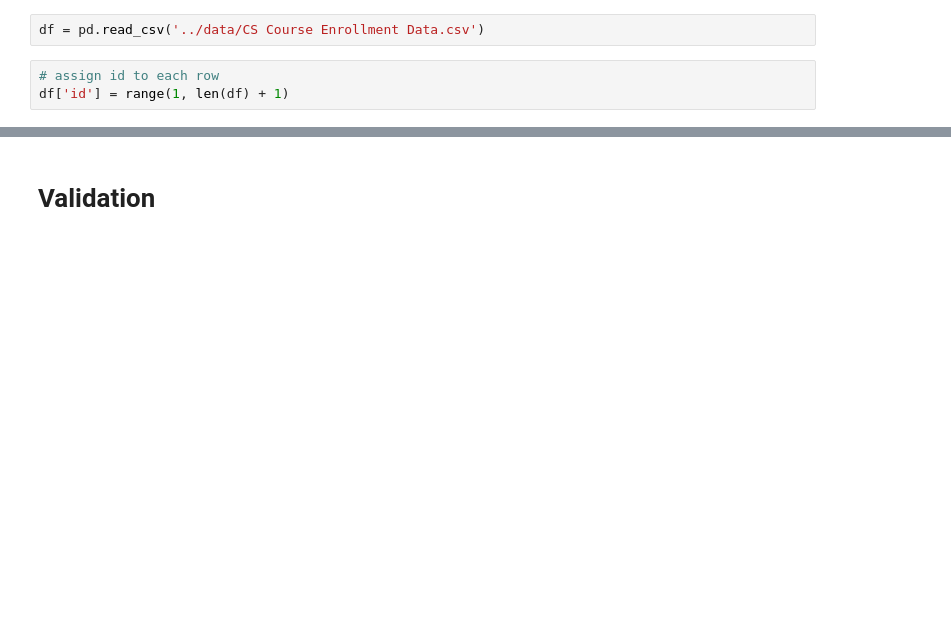
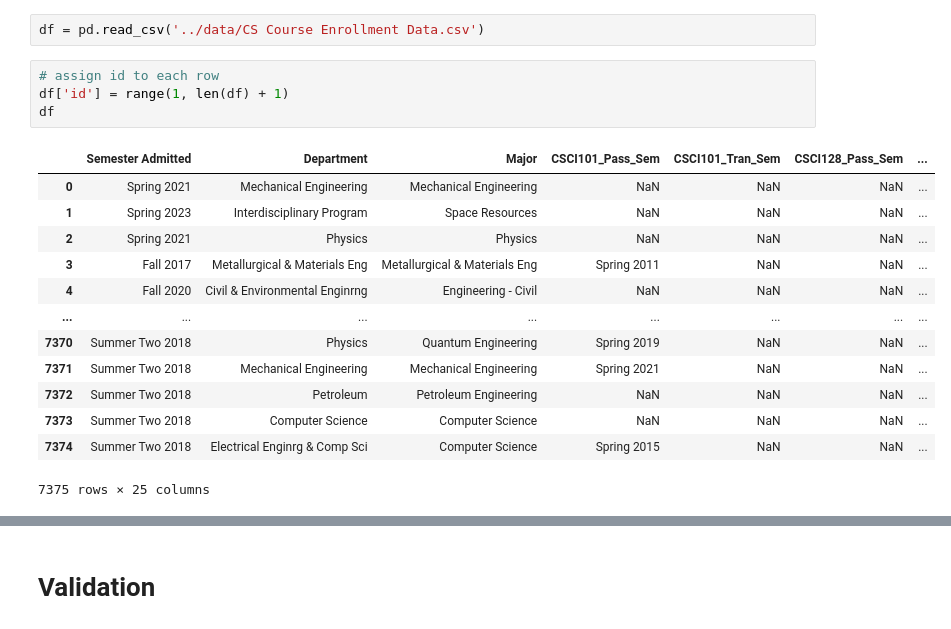
Before and after one commit to ifrycolorado/Enrollment_Project, a Jupyter notebook: src/pivot.ipynb, the cells around one changed output, grey strips where cells are left out. Saved outputs shown, nothing was run; the diff lists cells and outputs as text; blank space fills up the shorter version.

```diff
--- a/src/pivot.ipynb
+++ b/src/pivot.ipynb
@@ -8,6 +8,21 @@ df = pd.read_csv('../data/CS Course Enrollment Data.csv')
 # %%
 # assign id to each row
 df['id'] = range(1, len(df) + 1)
+df
+# %% [output]
+|  | Semester Admitted | Department | Major | CSCI101_Pass_Sem | CSCI101_Tran_Sem | CSCI128_Pass_Sem | ... |
+| 0 | Spring 2021 | Mechanical Engineering | Mechanical Engineering | NaN | NaN | NaN | ... |
+| 1 | Spring 2023 | Interdisciplinary Program | Space Resources | NaN | NaN | NaN | ... |
+| 2 | Spring 2021 | Physics | Physics | NaN | NaN | NaN | ... |
+| 3 | Fall 2017 | Metallurgical & Materials Eng | Metallurgical & Materials Eng | Spring 2011 | NaN | NaN | ... |
+| 4 | Fall 2020 | Civil & Environmental Enginrng | Engineering - Civil | NaN | NaN | NaN | ... |
+| ... | ... | ... | ... | ... | ... | ... | ... |
+| 7370 | Summer Two 2018 | Physics | Quantum Engineering | Spring 2019 | NaN | NaN | ... |
+| 7371 | Summer Two 2018 | Mechanical Engineering | Mechanical Engineering | Spring 2021 | NaN | NaN | ... |
+| 7372 | Summer Two 2018 | Petroleum | Petroleum Engineering | NaN | NaN | NaN | ... |
+| 7373 | Summer Two 2018 | Computer Science | Computer Science | NaN | NaN | NaN | ... |
+| 7374 | Summer Two 2018 | Electrical Enginrg & Comp Sci | Computer Science | Spring 2015 | NaN | NaN | ... |
+7375 rows × 25 columns
 # %%
 # pivot table from wide to long
 melted_df = pd.melt(df, id_vars=['Semester Admitted', 'Department', 'Major', 'id'], var_name='Class_Semester', value_name='Taken')
```
Also changed, not shown: parts of 11 cells of this notebook, 1 other file.
